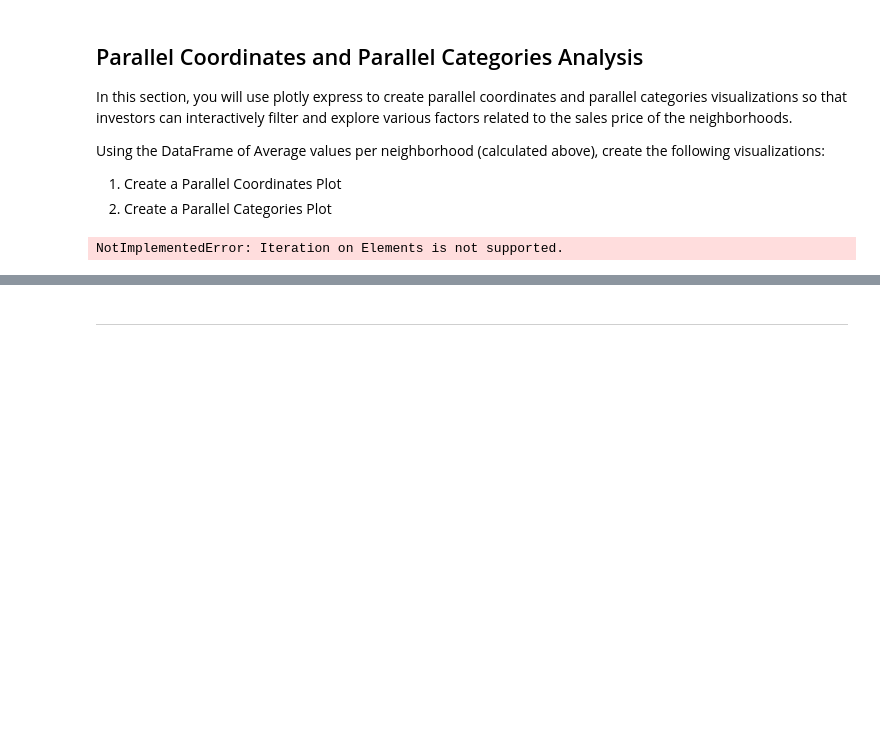
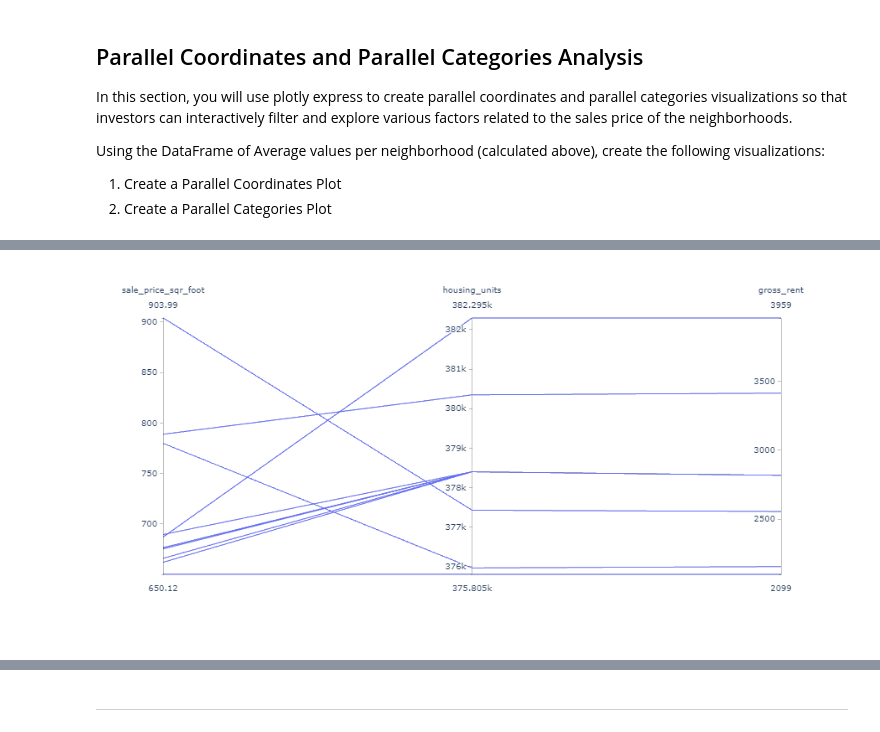
Before and after one commit to tfry-coder/Unit-6-PyViz-homework, a Jupyter notebook: Pyviz.ipynb, the cells around one changed output, grey strips where cells are left out. Saved outputs shown, nothing was run; the diff lists cells and outputs as text; code cells hidden in the pictures; blank space fills up the shorter version.

```diff
--- a/Pyviz.ipynb
+++ b/Pyviz.ipynb
@@ -171,6 +171,5 @@ Using the DataFrame of Average values per neighborhood (calculated above), creat
 1. Create a Parallel Coordinates Plot
 2. Create a Parallel Categories Plot
 # %%
-px.parallel_coordinates(sfo4_plot, color='index')
+px.parallel_coordinates(sfo4_mean)
 # %% [output]
-NotImplementedError: Iteration on Elements is not supported.
@@ -177 +177,2 @@ NotImplementedError: Iteration on Elements is not supported.
+[figure, added]
 # %%
```
Also changed, not shown: parts of 13 cells of this notebook.
